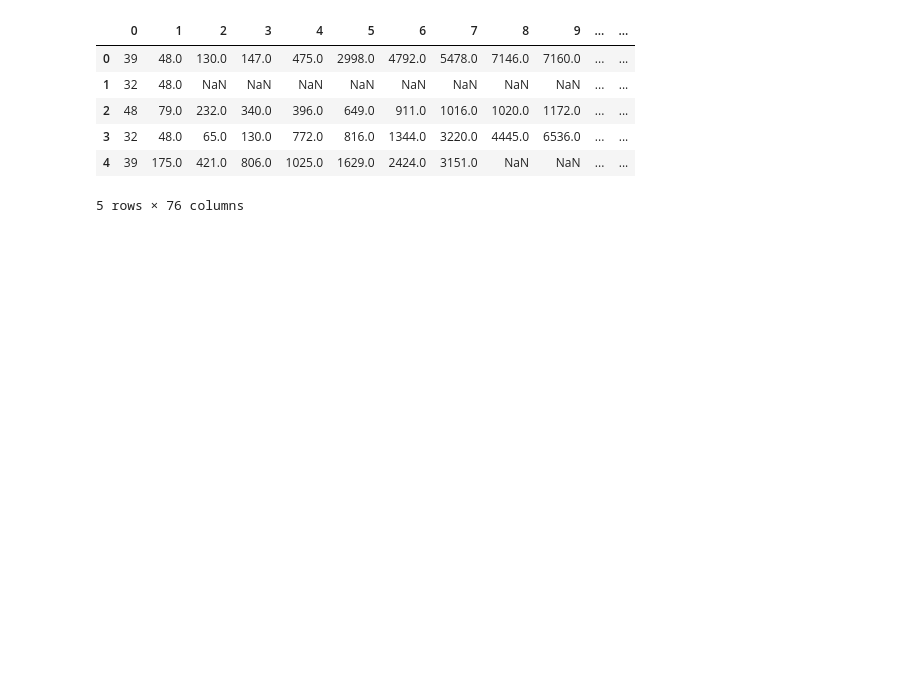
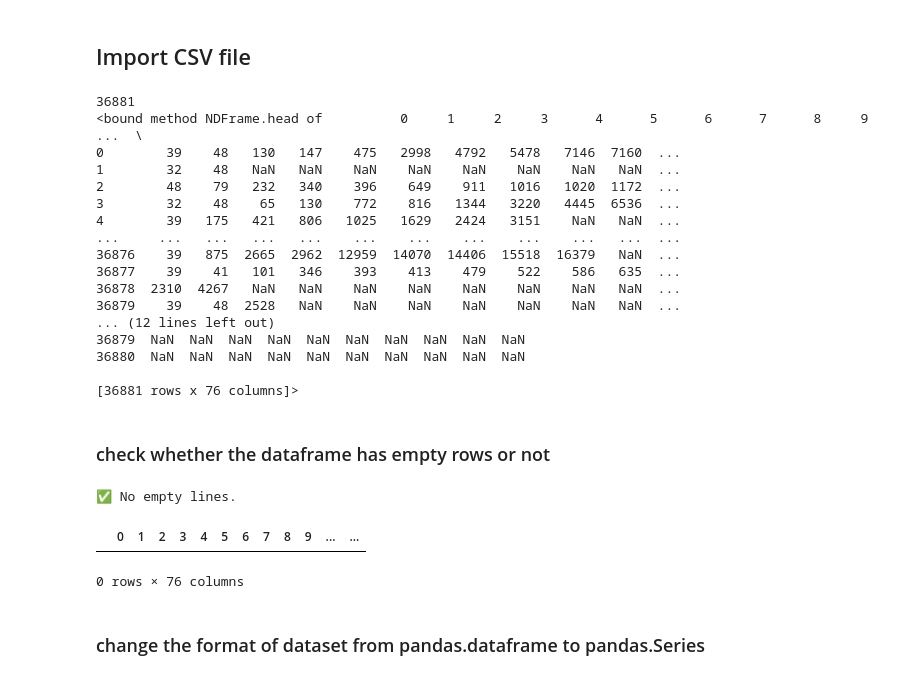
Before and after one commit to CS-3370-Team/Apriory_ItemSet, a Jupyter notebook: Group_Project.ipynb, the cells around one changed output. Saved outputs shown, nothing was run; the diff lists cells and outputs as text; code cells hidden in the pictures; blank space fills up the shorter version.

```diff
--- a/Group_Project.ipynb
+++ b/Group_Project.ipynb
@@ -1,13 +1,52 @@
+# %% [markdown]
+## Import CSV file
 # %%
 import pandas as pd
+import numpy as np
+import math
 
-test_pd = pd.read_csv("SuperCenterDataNew.csv",header=None)
+test_pd = pd.read_csv('SuperCenterDataNew.csv', header=None, dtype=str)
+# add dtype to prevent float
 test_pd.head()
+print(len(test_pd))
+print (test_pd.head)
 # %% [output]
-|  | 0 | 1 | 2 | 3 | 4 | 5 | 6 | 7 | 8 | 9 | ... | ... |
-| 0 | 39 | 48.0 | 130.0 | 147.0 | 475.0 | 2998.0 | 4792.0 | 5478.0 | 7146.0 | 7160.0 | ... | ... |
-| 1 | 32 | 48.0 | NaN | NaN | NaN | NaN | NaN | NaN | NaN | NaN | ... | ... |
-| 2 | 48 | 79.0 | 232.0 | 340.0 | 396.0 | 649.0 | 911.0 | 1016.0 | 1020.0 | 1172.0 | ... | ... |
-| 3 | 32 | 48.0 | 65.0 | 130.0 | 772.0 | 816.0 | 1344.0 | 3220.0 | 4445.0 | 6536.0 | ... | ... |
-| 4 | 39 | 175.0 | 421.0 | 806.0 | 1025.0 | 1629.0 | 2424.0 | 3151.0 | NaN | NaN | ... | ... |
-5 rows × 76 columns
+36881
+<bound method NDFrame.head of          0     1     2     3      4      5      6      7      8     9   ...  \
+0        39    48   130   147    475   2998   4792   5478   7146  7160  ...
+1        32    48   NaN   NaN    NaN    NaN    NaN    NaN    NaN   NaN  ...
+2        48    79   232   340    396    649    911   1016   1020  1172  ...
+3        32    48    65   130    772    816   1344   3220   4445  6536  ...
+4        39   175   421   806   1025   1629   2424   3151    NaN   NaN  ...
+...     ...   ...   ...   ...    ...    ...    ...    ...    ...   ...  ...
+36876    39   875  2665  2962  12959  14070  14406  15518  16379   NaN  ...
+36877    39    41   101   346    393    413    479    522    586   635  ...
+36878  2310  4267   NaN   NaN    NaN    NaN    NaN    NaN    NaN   NaN  ...
+36879    39    48  2528   NaN    NaN    NaN    NaN    NaN    NaN   NaN  ...
+... (12 lines left out)
+36879  NaN  NaN  NaN  NaN  NaN  NaN  NaN  NaN  NaN  NaN
+36880  NaN  NaN  NaN  NaN  NaN  NaN  NaN  NaN  NaN  NaN
+
+[36881 rows x 76 columns]>
+# %% [markdown]
+### check whether the dataframe has empty rows or not
+# %%
+def check_blank_rows(df):
+    # find rows that all cells are empty or Nan
+    blank_rows = df[df.apply(lambda row: row.isnull().all() or (row.astype(str).str.strip() == '').all(), axis=1)]
+
+    if blank_rows.empty:
+        print("✅ No empty lines.")
+    else:
+        print(f"⚠️ Found {len(blank_rows)} empty rows")
+        print(blank_rows)
+
+    return blank_rows
+
+check_blank_rows(test_pd)
+# %% [output]
+✅ No empty lines.
+|  | 0 | 1 | 2 | 3 | 4 | 5 | 6 | 7 | 8 | 9 | ... | ... |
+0 rows × 76 columns
+# %% [markdown]
+### change the format of dataset from pandas.dataframe to pandas.Series
```
Also changed, not shown: parts of 7 cells of this notebook, 2 other files.
